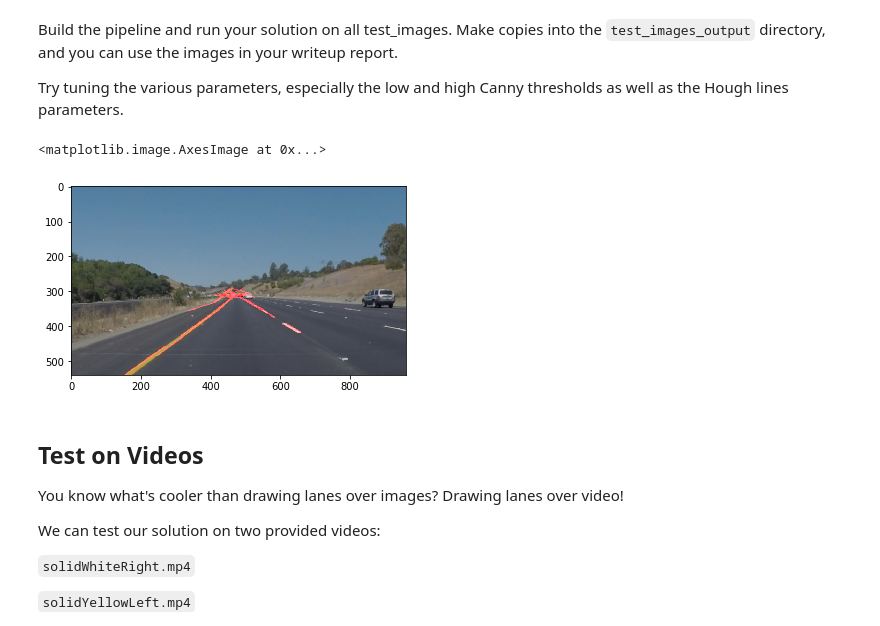
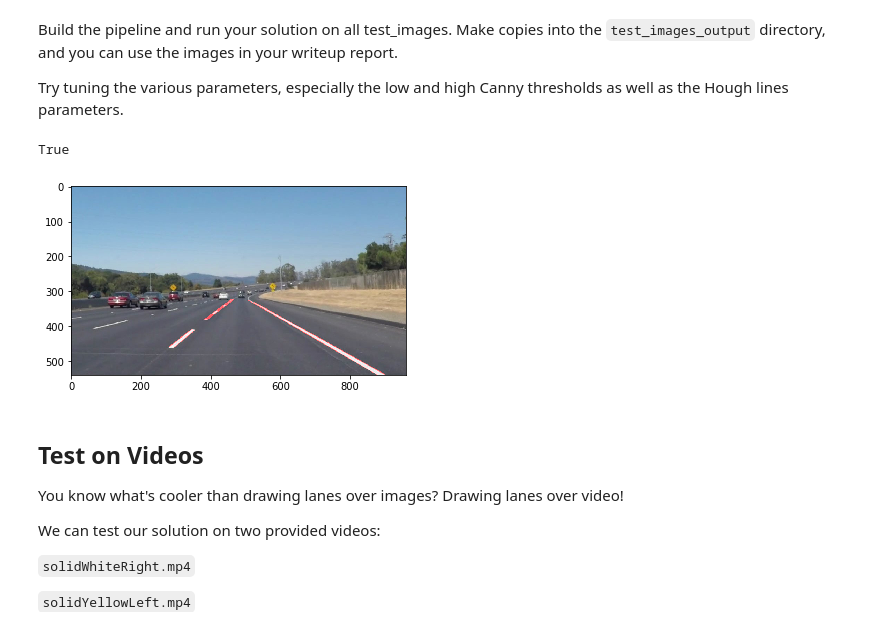
Before and after one commit to SS47816/CarND-LaneLines-P1, a Jupyter notebook: P1.ipynb, the cells around one changed output. Cells and saved outputs as stored; diff of their text form; code cells hidden in the pictures.

Commit message:
feat: enable video lane-finding
next
improve the draw_line() function
solve optional challenge

```diff
--- a/P1.ipynb
+++ b/P1.ipynb
@@ -197,47 +197,48 @@ Try tuning the various parameters, especially the low and high Canny thresholds
 # TODO: Build your pipeline that will draw lane lines on the test_images
 # then save them to the test_images_output directory.
 
 # Read in and grayscale the image
-image = mpimg.imread('test_images/solidYellowCurve.jpg')
+image_name = "solidWhiteCurve"
+image = mpimg.imread('test_images/' + file_name + '.jpg')
 gray = grayscale(image)
-# plt.imshow(gray)
 
 # Define a kernel size and apply Gaussian smoothing
 kernel_size = 5
 blur_gray = gaussian_blur(gray, kernel_size)
-# plt.imshow(blur_gray)
 
 # Define our parameters for Canny and apply
 low_threshold = 50
 high_threshold = 150
 edges = canny(blur_gray, low_threshold, high_threshold)
-# plt.imshow(edges)
 
-# Next we'll create a masked edges image using cv2.fillPoly()
-# This time we are defining a four sided polygon to mask
+# Next we'll create a masked edges image
 imshape = image.shape
-vertices = np.array([[(0,imshape[0]), (450, 290), (490, 290), (imshape[1],imshape[0])]], dtype=np.int32)
+vertices = np.array([[(0,imshape[0]), (0.47*imshape[1], 0.6*imshape[0]), (0.53*imshape[1], 0.6*imshape[0]), (imshape[1],imshape[0])]], dtype=np.int32)
 masked_edges = region_of_interest(edges, vertices)
-plt.imshow(masked_edges)
+# plt.imshow(masked_edges)
 
 # Define the Hough transform parameters
-# Make a blank the same size as our image to draw on
 rho = 2 # distance resolution in pixels of the Hough grid
 theta = np.pi/180 # angular resolution in radians of the Hough grid
-threshold = 15     # minimum number of votes (intersections in Hough grid cell)
-min_line_length = 40 # minimum number of pixels making up a line
+threshold = 20     # minimum number of votes (intersections in Hough grid cell)
+min_line_length = 10 # minimum number of pixels making up a line
 max_line_gap = 20    # maximum gap in pixels between connectable line segments
 
 # Run Hough on edge detected image
 line_image = hough_lines(masked_edges, rho, theta, threshold, min_line_length, max_line_gap)
 # plt.imshow(line_image)
 
 # Draw the lines on the initial image
-lines_image = weighted_img(line_image, image, α=0.8, β=1., γ=0.)
+lines_image = weighted_img(line_image, image, α=1., β=1.2, γ=0.)
 plt.imshow(lines_image)
+
+output_image = cv2.cvtColor(lines_image, cv2.COLOR_BGR2RGB)
+
+# Outout the image to directory "/test_image_output"
+cv2.imwrite(file_name + ".jpeg", output_image)
 # %% [output]
-<matplotlib.image.AxesImage at 0x...>
+True
-[figure, old version]
+[figure, new version]
 # %% [markdown]
 ## Test on Videos
 
```
Also changed, not shown: parts of 8 cells of this notebook, 10 other files.
